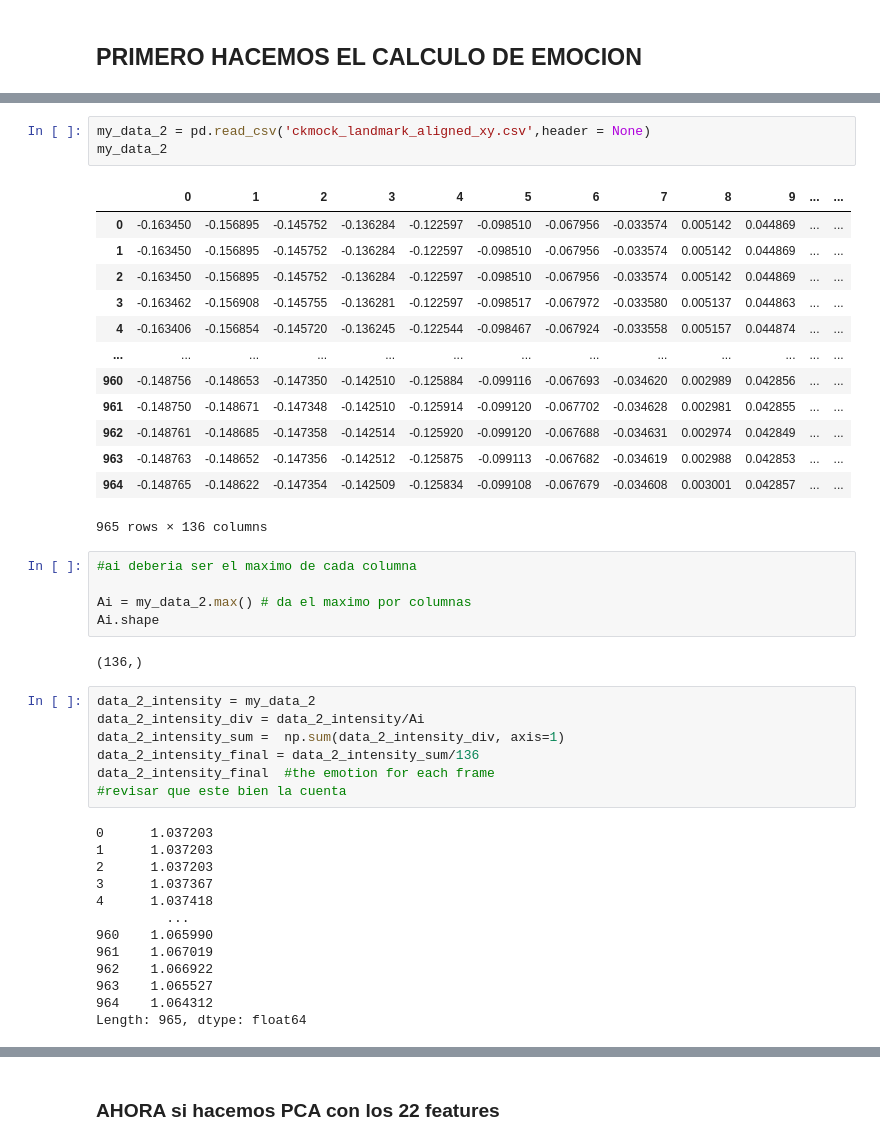
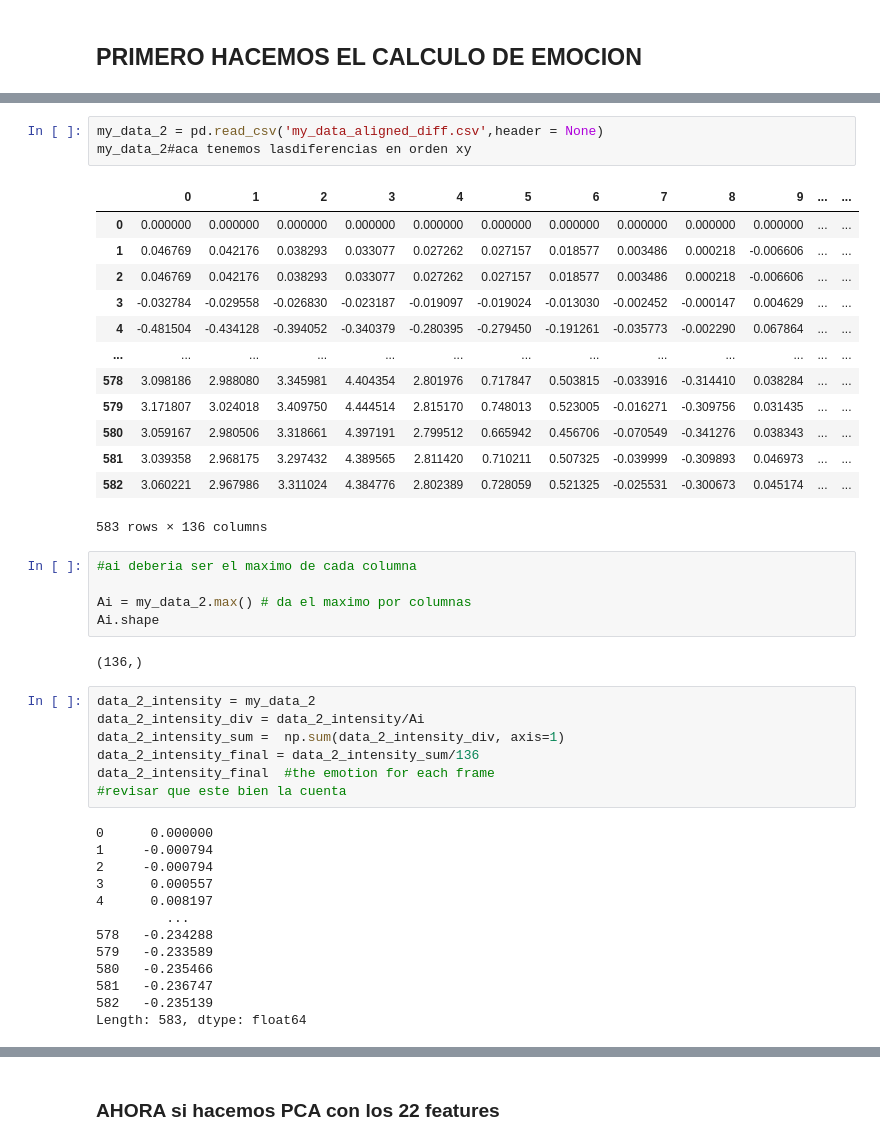
Before and after one commit to aliciaamaliaalvarezmon/SynthesisEmotions, a Jupyter notebook: Notebook/facialstructure.ipynb, the cells around one changed output, grey strips where cells are left out. Cells and saved outputs as stored; diff of their text form.

```diff
--- a/Notebook/facialstructure.ipynb
+++ b/Notebook/facialstructure.ipynb
@@ -911,20 +843,20 @@ cant_frame_per_seq, frame_seq_array.flatten()
 # %%
-my_data_2 = pd.read_csv('ckmock_landmark_aligned_xy.csv',header = None)
-my_data_2
+my_data_2 = pd.read_csv('my_data_aligned_diff.csv',header = None)
+my_data_2#aca tenemos lasdiferencias en orden xy
 # %% [output]
 |  | 0 | 1 | 2 | 3 | 4 | 5 | 6 | 7 | 8 | 9 | ... | ... |
-| 0 | -0.163450 | -0.156895 | -0.145752 | -0.136284 | -0.122597 | -0.098510 | -0.067956 | -0.033574 | 0.005142 | 0.044869 | ... | ... |
-| 1 | -0.163450 | -0.156895 | -0.145752 | -0.136284 | -0.122597 | -0.098510 | -0.067956 | -0.033574 | 0.005142 | 0.044869 | ... | ... |
-| 2 | -0.163450 | -0.156895 | -0.145752 | -0.136284 | -0.122597 | -0.098510 | -0.067956 | -0.033574 | 0.005142 | 0.044869 | ... | ... |
-| 3 | -0.163462 | -0.156908 | -0.145755 | -0.136281 | -0.122597 | -0.098517 | -0.067972 | -0.033580 | 0.005137 | 0.044863 | ... | ... |
-| 4 | -0.163406 | -0.156854 | -0.145720 | -0.136245 | -0.122544 | -0.098467 | -0.067924 | -0.033558 | 0.005157 | 0.044874 | ... | ... |
+| 0 | 0.000000 | 0.000000 | 0.000000 | 0.000000 | 0.000000 | 0.000000 | 0.000000 | 0.000000 | 0.000000 | 0.000000 | ... | ... |
+| 1 | 0.046769 | 0.042176 | 0.038293 | 0.033077 | 0.027262 | 0.027157 | 0.018577 | 0.003486 | 0.000218 | -0.006606 | ... | ... |
+| 2 | 0.046769 | 0.042176 | 0.038293 | 0.033077 | 0.027262 | 0.027157 | 0.018577 | 0.003486 | 0.000218 | -0.006606 | ... | ... |
+| 3 | -0.032784 | -0.029558 | -0.026830 | -0.023187 | -0.019097 | -0.019024 | -0.013030 | -0.002452 | -0.000147 | 0.004629 | ... | ... |
+| 4 | -0.481504 | -0.434128 | -0.394052 | -0.340379 | -0.280395 | -0.279450 | -0.191261 | -0.035773 | -0.002290 | 0.067864 | ... | ... |
 | ... | ... | ... | ... | ... | ... | ... | ... | ... | ... | ... | ... | ... |
-| 960 | -0.148756 | -0.148653 | -0.147350 | -0.142510 | -0.125884 | -0.099116 | -0.067693 | -0.034620 | 0.002989 | 0.042856 | ... | ... |
-| 961 | -0.148750 | -0.148671 | -0.147348 | -0.142510 | -0.125914 | -0.099120 | -0.067702 | -0.034628 | 0.002981 | 0.042855 | ... | ... |
-| 962 | -0.148761 | -0.148685 | -0.147358 | -0.142514 | -0.125920 | -0.099120 | -0.067688 | -0.034631 | 0.002974 | 0.042849 | ... | ... |
-| 963 | -0.148763 | -0.148652 | -0.147356 | -0.142512 | -0.125875 | -0.099113 | -0.067682 | -0.034619 | 0.002988 | 0.042853 | ... | ... |
-| 964 | -0.148765 | -0.148622 | -0.147354 | -0.142509 | -0.125834 | -0.099108 | -0.067679 | -0.034608 | 0.003001 | 0.042857 | ... | ... |
+| 578 | 3.098186 | 2.988080 | 3.345981 | 4.404354 | 2.801976 | 0.717847 | 0.503815 | -0.033916 | -0.314410 | 0.038284 | ... | ... |
+| 579 | 3.171807 | 3.024018 | 3.409750 | 4.444514 | 2.815170 | 0.748013 | 0.523005 | -0.016271 | -0.309756 | 0.031435 | ... | ... |
+| 580 | 3.059167 | 2.980506 | 3.318661 | 4.397191 | 2.799512 | 0.665942 | 0.456706 | -0.070549 | -0.341276 | 0.038343 | ... | ... |
+| 581 | 3.039358 | 2.968175 | 3.297432 | 4.389565 | 2.811420 | 0.710211 | 0.507325 | -0.039999 | -0.309893 | 0.046973 | ... | ... |
+| 582 | 3.060221 | 2.967986 | 3.311024 | 4.384776 | 2.802389 | 0.728059 | 0.521325 | -0.025531 | -0.300673 | 0.045174 | ... | ... |
-965 rows × 136 columns
+583 rows × 136 columns
 # %%
 #ai deberia ser el maximo de cada columna
 
@@ -940,18 +872,18 @@ data_2_intensity_final = data_2_intensity_sum/136
 data_2_intensity_final  #the emotion for each frame
 #revisar que este bien la cuenta
 # %% [output]
-0      1.037203
-1      1.037203
-2      1.037203
-3      1.037367
-4      1.037418
+0      0.000000
+1     -0.000794
+2     -0.000794
+3      0.000557
+4      0.008197
          ...
-960    1.065990
-961    1.067019
-962    1.066922
-963    1.065527
-964    1.064312
-Length: 965, dtype: float64
+578   -0.234288
+579   -0.233589
+580   -0.235466
+581   -0.236747
+582   -0.235139
+Length: 583, dtype: float64
 # %%
 sumi=0
 cant_features = 22
```
Also changed, not shown: parts of 58 cells of this notebook, 10 other files.
